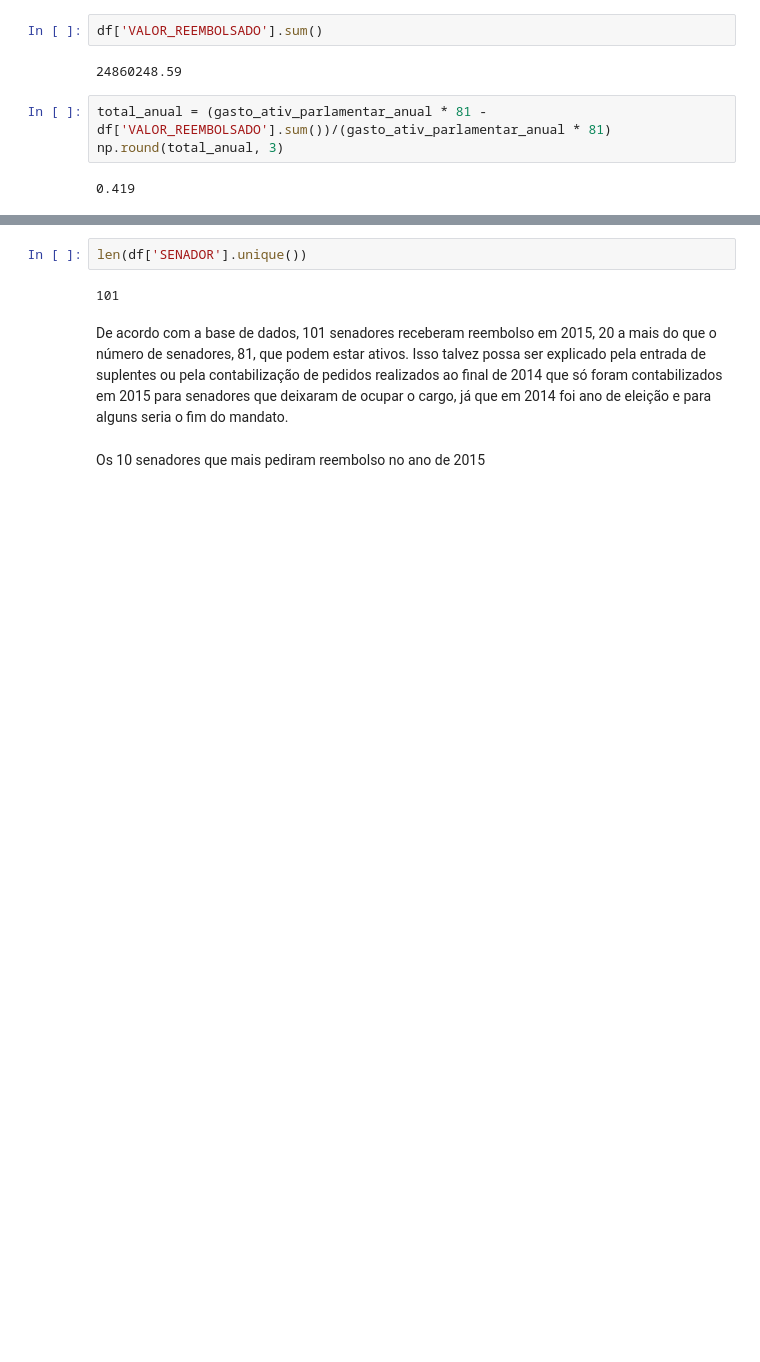
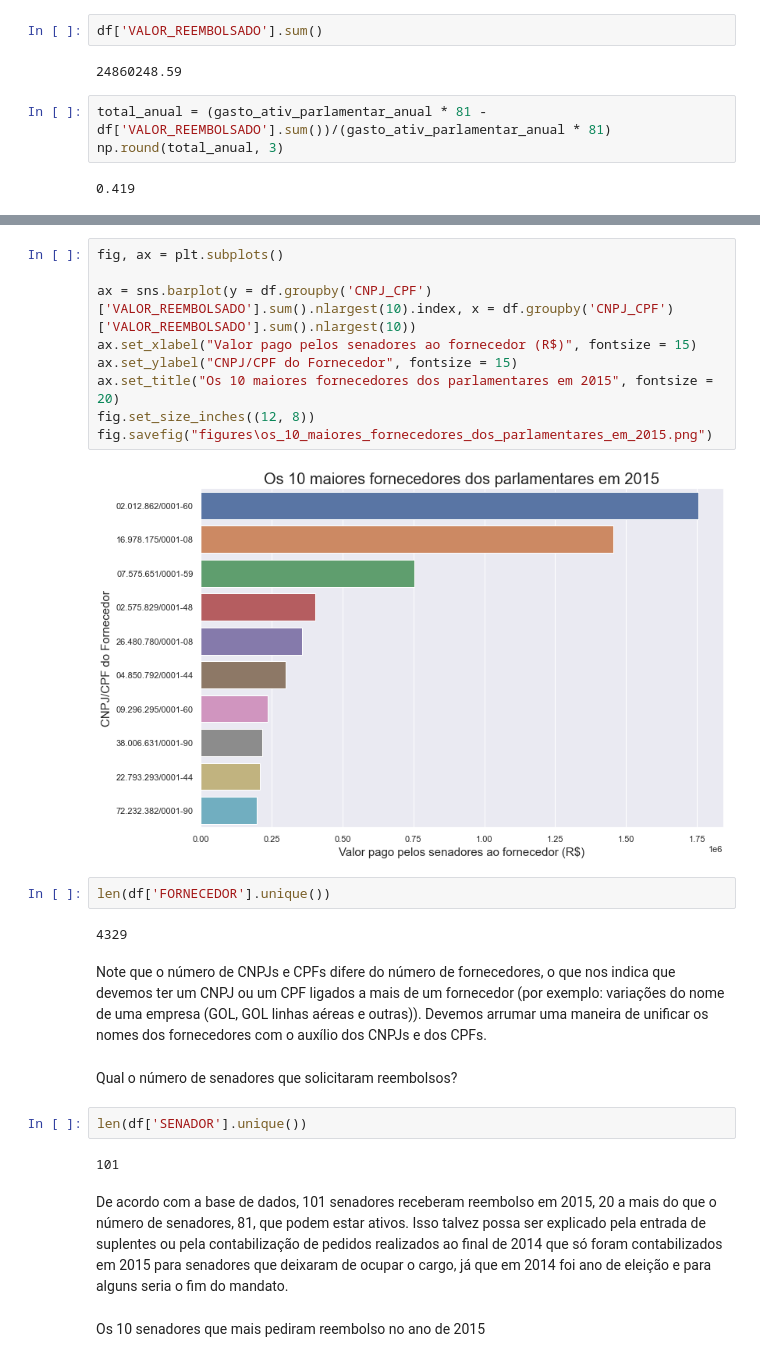
Before and after one commit to jvscursulim/7daysofcode_alura, a Jupyter notebook: ceaps.ipynb, the cells around one changed output, grey strips where cells are left out. Saved outputs shown, nothing was run; the diff lists cells and outputs as text; blank space fills up the shorter version.

```diff
--- a/ceaps.ipynb
+++ b/ceaps.ipynb
@@ -393,3 +496,22 @@ De acordo com os dados do CEAPS, em 2015 foram realizados 26056 reembolsos aos s
+# %%
+fig, ax = plt.subplots()
+
+ax = sns.barplot(y = df.groupby('CNPJ_CPF')['VALOR_REEMBOLSADO'].sum().nlargest(10).index, x = df.groupby('CNPJ_CPF')['VALOR_REEMBOLSADO'].sum().nlargest(10))
+ax.set_xlabel("Valor pago pelos senadores ao fornecedor (R$)", fontsize = 15)
+ax.set_ylabel("CNPJ/CPF do Fornecedor", fontsize = 15)
+ax.set_title("Os 10 maiores fornecedores dos parlamentares em 2015", fontsize = 20)
+fig.set_size_inches((12, 8))
+fig.savefig("figures\os_10_maiores_fornecedores_dos_parlamentares_em_2015.png")
+# %% [output]
+[figure, added]
+# %%
+len(df['FORNECEDOR'].unique())
+# %% [output]
+4329
+# %% [markdown]
+Note que o número de CNPJs e CPFs difere do número de fornecedores, o que nos indica que devemos ter um CNPJ ou um CPF ligados a mais de um fornecedor (por exemplo: variações do nome de uma empresa (GOL, GOL linhas aéreas e outras)). Devemos arrumar uma maneira de unificar os nomes dos fornecedores com o auxílio dos CNPJs e dos CPFs.
+# %% [markdown]
+Qual o número de senadores que solicitaram reembolsos?
 # %%
 len(df['SENADOR'].unique())
 # %% [output]
```
Also changed, not shown: parts of 40 cells of this notebook.
